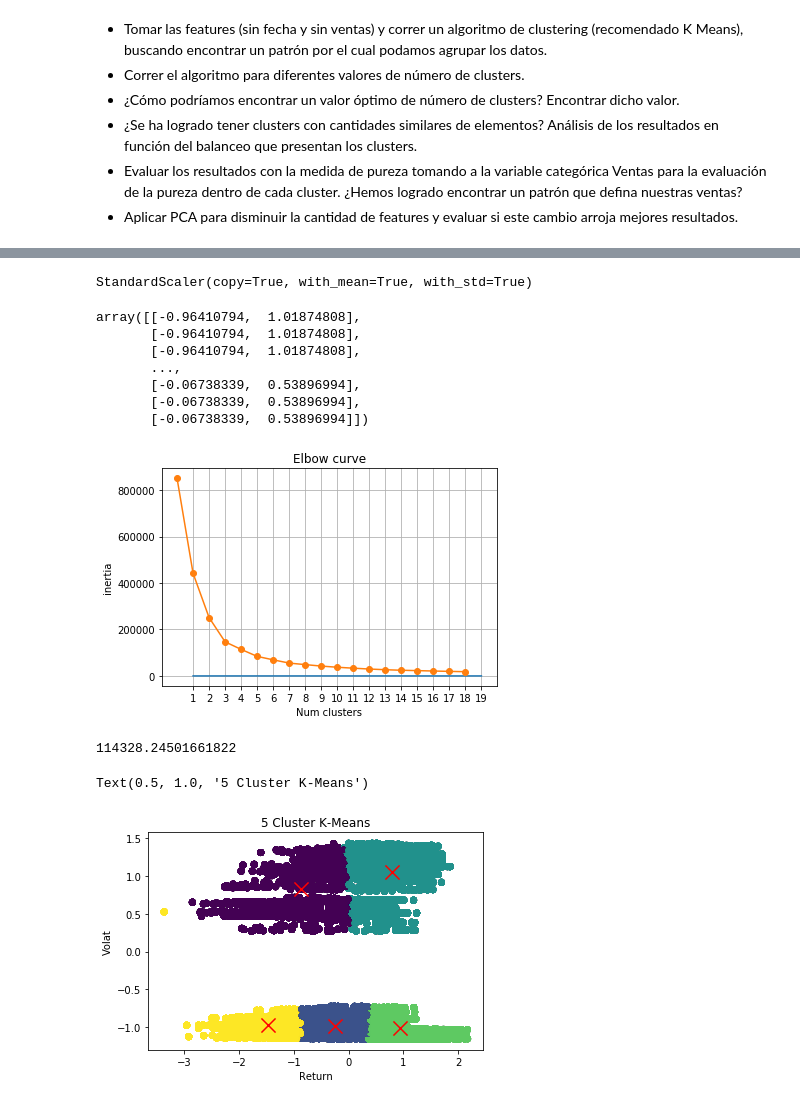
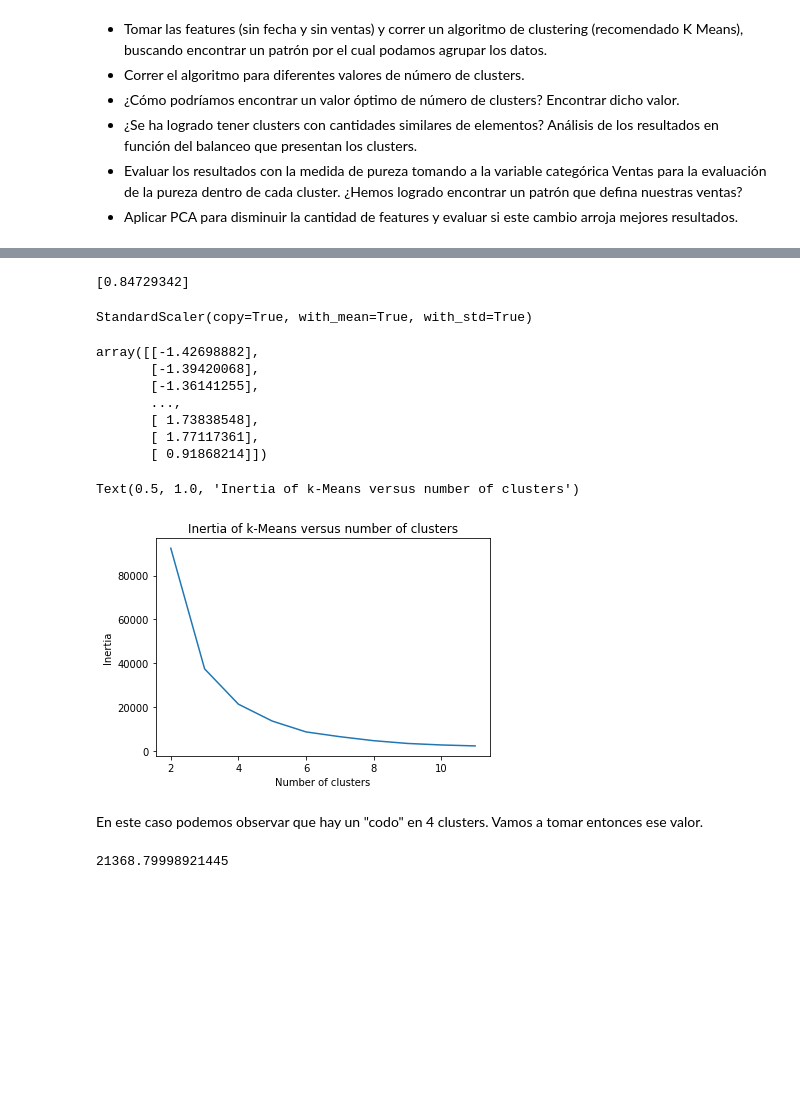
Before and after one commit to dbourdin/diplodatos-mentorias, a Jupyter notebook: AprendizajeNoSupervisado/retail_data_analytics.ipynb, the cells around one changed output, grey strips where cells are left out. Cells and saved outputs as stored; diff of their text form; code cells hidden in the pictures; blank space fills up the shorter version.

```diff
--- a/AprendizajeNoSupervisado/retail_data_analytics.ipynb
+++ b/AprendizajeNoSupervisado/retail_data_analytics.ipynb
@@ -502,0 +569,4 @@ StandardScaler transforma cada feature para que tenga una media de cero y una va
+# %%
+from sklearn.decomposition import PCA
+pca = PCA(n_components=1)
+pca.fit(cluster_dataset)# obtener los componentes principales
@@ -502,0 +576,3 @@ StandardScaler transforma cada feature para que tenga una media de cero y una va
+# %%
+cluster_dataset_pca=pca.transform(cluster_dataset) # convertimos nuestros datos con las nuevas dimensiones de PCA
+print("shape of X_pca", cluster_dataset_pca.shape)
@@ -503,35 +591,33 @@ StandardScaler transforma cada feature para que tenga una media de cero y una va
+# %%
+expl = pca.explained_variance_ratio_
+print(expl)
+# %% [output]
+[0.84729342]
 # %%
 scaler = StandardScaler()
-scaler.fit(data_v0)
+scaler.fit(cluster_dataset_pca)
 # %% [output]
 StandardScaler(copy=True, with_mean=True, with_std=True)
 # %%
-data_scaled = scaler.transform(data_v0)
+data_scaled = scaler.transform(cluster_dataset_pca)
 data_scaled
 # %% [output]
-array([[-0.96410794,  1.01874808],
-       [-0.96410794,  1.01874808],
-       [-0.96410794,  1.01874808],
+array([[-1.42698882],
+       [-1.39420068],
+       [-1.36141255],
        ...,
-       [-0.06738339,  0.53896994],
-       [-0.06738339,  0.53896994],
-       [-0.06738339,  0.53896994]])
+       [ 1.73838548],
+       [ 1.77117361],
+       [ 0.91868214]])
-# %%
-#Elbow curve
-ks = range (1,20) # cantidad de clusters a testear
-x = data_scaled
-
-inertias=[]
-for k in ks:
-    model = KMeans(n_clusters=k)
-    model.fit(x)
-    inertias.append(model.inertia_)
-
-plt.plot(range(1, 20),ks, inertias, '-o')
-plt.xlabel('Num clusters')
-plt.ylabel('inertia')
-plt.xticks(ks)
-plt.grid(True)
-plt.title('Elbow curve');
-# %% [output]
-[figure, removed]
+# %%
+#Prueba: para elegir el hiperparámetro n_clusters, variando de 2 a 11 clusters
+scores = [KMeans(n_clusters=i+2).fit(data_scaled).inertia_ for i in range(10)]
+plt.plot(np.arange(2, 12), scores)
+plt.xlabel('Number of clusters')
+plt.ylabel("Inertia")
+plt.title("Inertia of k-Means versus number of clusters")
+# %% [output]
+Text(0.5, 1.0, 'Inertia of k-Means versus number of clusters')
+[figure, added]
+# %% [markdown]
+En este caso podemos observar que hay un "codo" en 4 clusters. Vamos a tomar entonces ese valor.
@@ -538,6 +626,6 @@ plt.title('Elbow curve');
 # %%
-model = KMeans(n_clusters=5)
+model = KMeans(n_clusters=num_clusters)
 model.fit(data_scaled)
 print(model.inertia_)
 # %% [output]
-114328.24501661822
+21368.79998921445
@@ -546,14 +631,0 @@ print(model.inertia_)
-# %%
-kmeans = KMeans(n_clusters=5, init='k-means++', max_iter=1000)
-kmeansoutput = kmeans.fit(data_scaled)
-centroides = kmeans.cluster_centers_
-labels = kmeans.predict(data_scaled)
-plt.scatter(data_scaled[:, 0], data_scaled[:, 1],c=labels,alpha= 0.5)
-plt.scatter(centroides[:,0],centroides[:,1], c='red',marker= 'x', s=200)
-plt.xlabel('Return')
-plt.ylabel('Volat')
-plt.title('5 Cluster K-Means')
-# plt.savefig('4 Clusters K-Means.png');
-# %% [output]
-Text(0.5, 1.0, '5 Cluster K-Means')
-[figure, removed]
```
Also changed, not shown: parts of 26 cells of this notebook.
